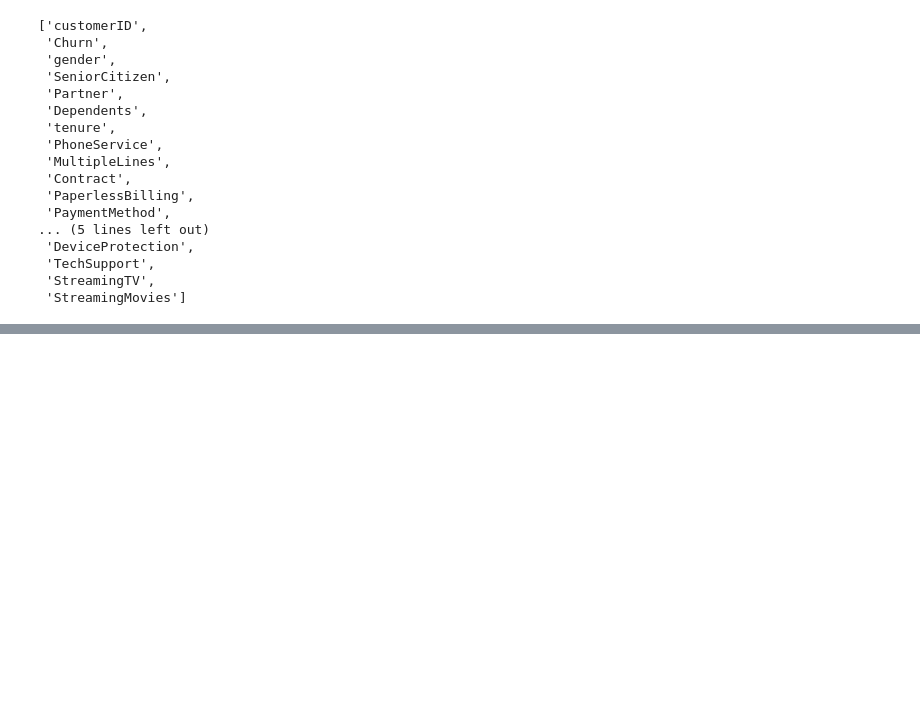
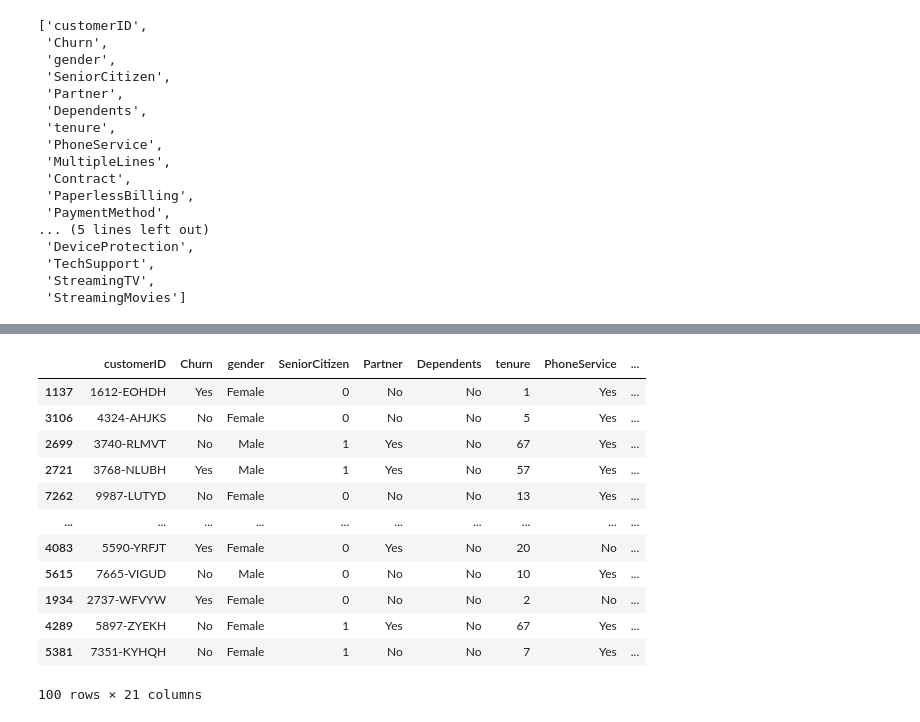
Before and after one commit to sallylpez/Telecom-X_Alura, a Jupyter notebook: Telecom_X_Alura.ipynb, the cells around one changed output, grey strips where cells are left out. Saved outputs shown, nothing was run; the diff lists cells and outputs as text; code cells hidden in the pictures; blank space fills up the shorter version.

```diff
--- a/Telecom_X_Alura.ipynb
+++ b/Telecom_X_Alura.ipynb
@@ -95,0 +117,16 @@ columnas
+# %%
+df.sample(100)
+# %% [output]
+|  | customerID | Churn | gender | SeniorCitizen | Partner | Dependents | tenure | PhoneService | ... |
+| 1137 | 1612-EOHDH | Yes | Female | 0 | No | No | 1 | Yes | ... |
+| 3106 | 4324-AHJKS | No | Female | 0 | No | No | 5 | Yes | ... |
+| 2699 | 3740-RLMVT | No | Male | 1 | Yes | No | 67 | Yes | ... |
+| 2721 | 3768-NLUBH | Yes | Male | 1 | Yes | No | 57 | Yes | ... |
+| 7262 | 9987-LUTYD | No | Female | 0 | No | No | 13 | Yes | ... |
+| ... | ... | ... | ... | ... | ... | ... | ... | ... | ... |
+| 4083 | 5590-YRFJT | Yes | Female | 0 | Yes | No | 20 | No | ... |
+| 5615 | 7665-VIGUD | No | Male | 0 | No | No | 10 | Yes | ... |
+| 1934 | 2737-WFVYW | Yes | Female | 0 | No | No | 2 | No | ... |
+| 4289 | 5897-ZYEKH | No | Female | 1 | Yes | No | 67 | Yes | ... |
+| 5381 | 7351-KYHQH | No | Female | 1 | No | No | 7 | Yes | ... |
+100 rows × 21 columns
```
Also changed, not shown: parts of 7 cells of this notebook.
